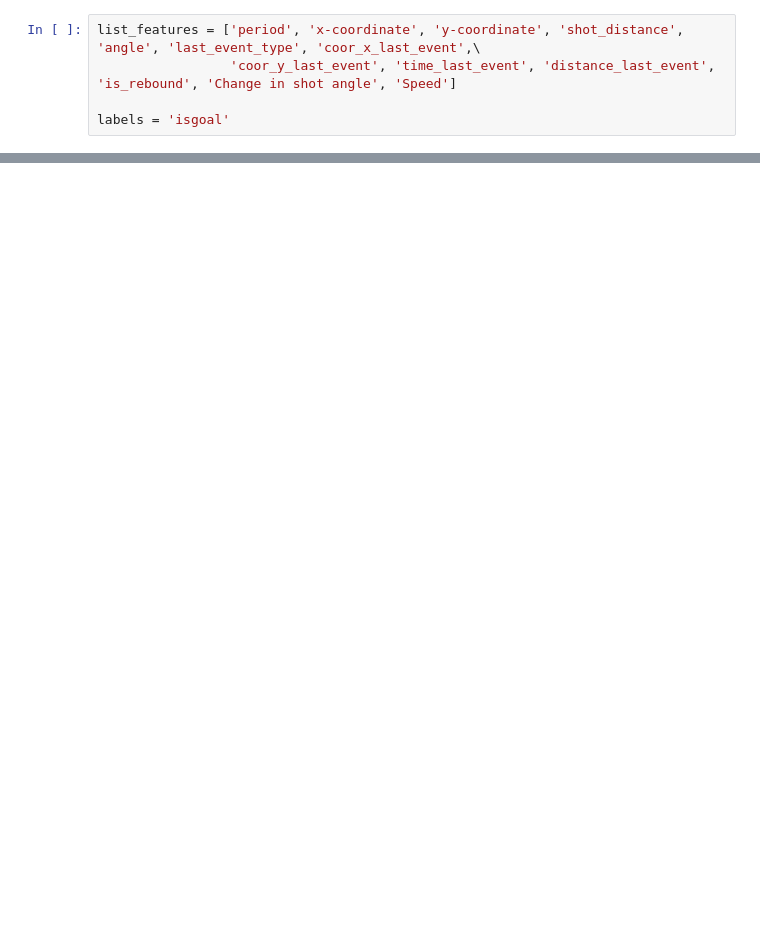
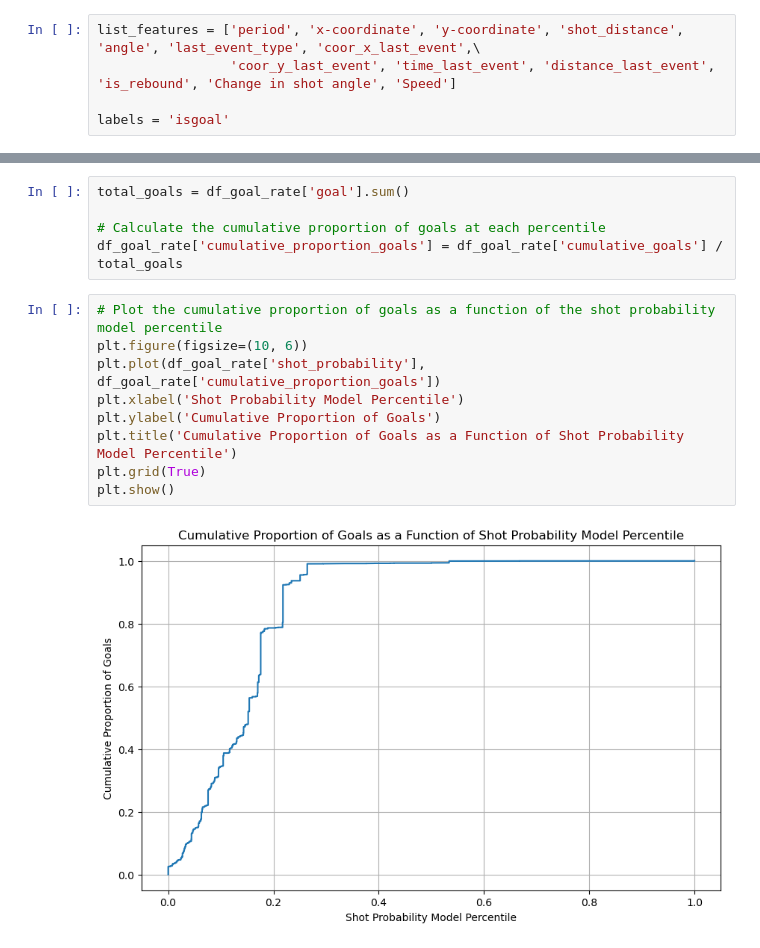
Before and after one commit to Arminhosseini/IFT6758_project, a Jupyter notebook: best_shot_model.ipynb, the cells around one changed output, grey strips where cells are left out. Drawn from its saved outputs; the diff is of its cells as text; blank space fills up the shorter version.

```diff
--- a/best_shot_model.ipynb
+++ b/best_shot_model.ipynb
@@ -171,0 +319,16 @@ Shape of X: (770152, 2)
+# %%
+total_goals = df_goal_rate['goal'].sum()
+
+# Calculate the cumulative proportion of goals at each percentile
+df_goal_rate['cumulative_proportion_goals'] = df_goal_rate['cumulative_goals'] / total_goals
+# %%
+# Plot the cumulative proportion of goals as a function of the shot probability model percentile
+plt.figure(figsize=(10, 6))
+plt.plot(df_goal_rate['shot_probability'], df_goal_rate['cumulative_proportion_goals'])
+plt.xlabel('Shot Probability Model Percentile')
+plt.ylabel('Cumulative Proportion of Goals')
+plt.title('Cumulative Proportion of Goals as a Function of Shot Probability Model Percentile')
+plt.grid(True)
+plt.show()
+# %% [output]
+[figure, added]
```
Also changed, not shown: parts of 45 cells of this notebook, 3 other files.
